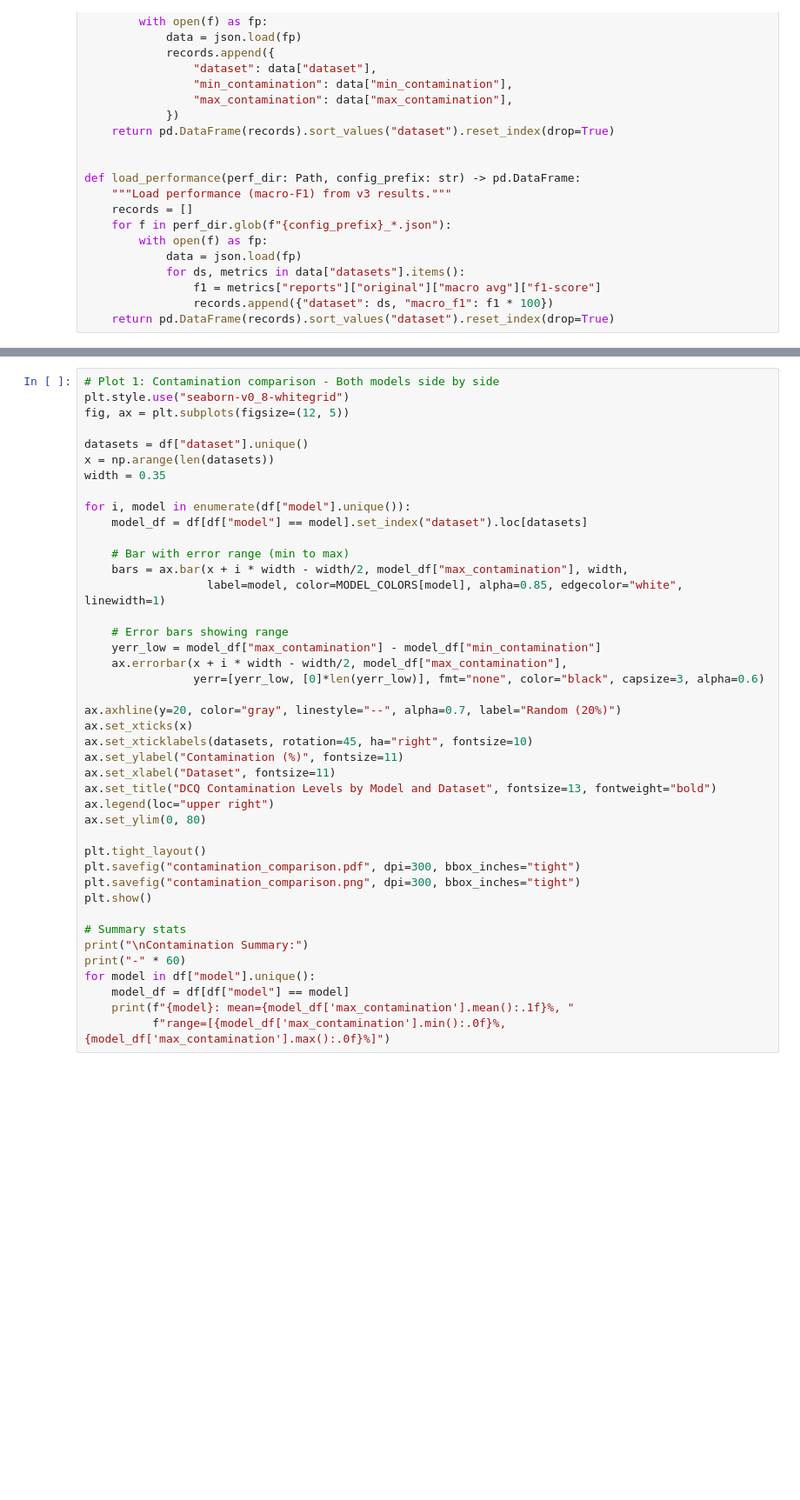
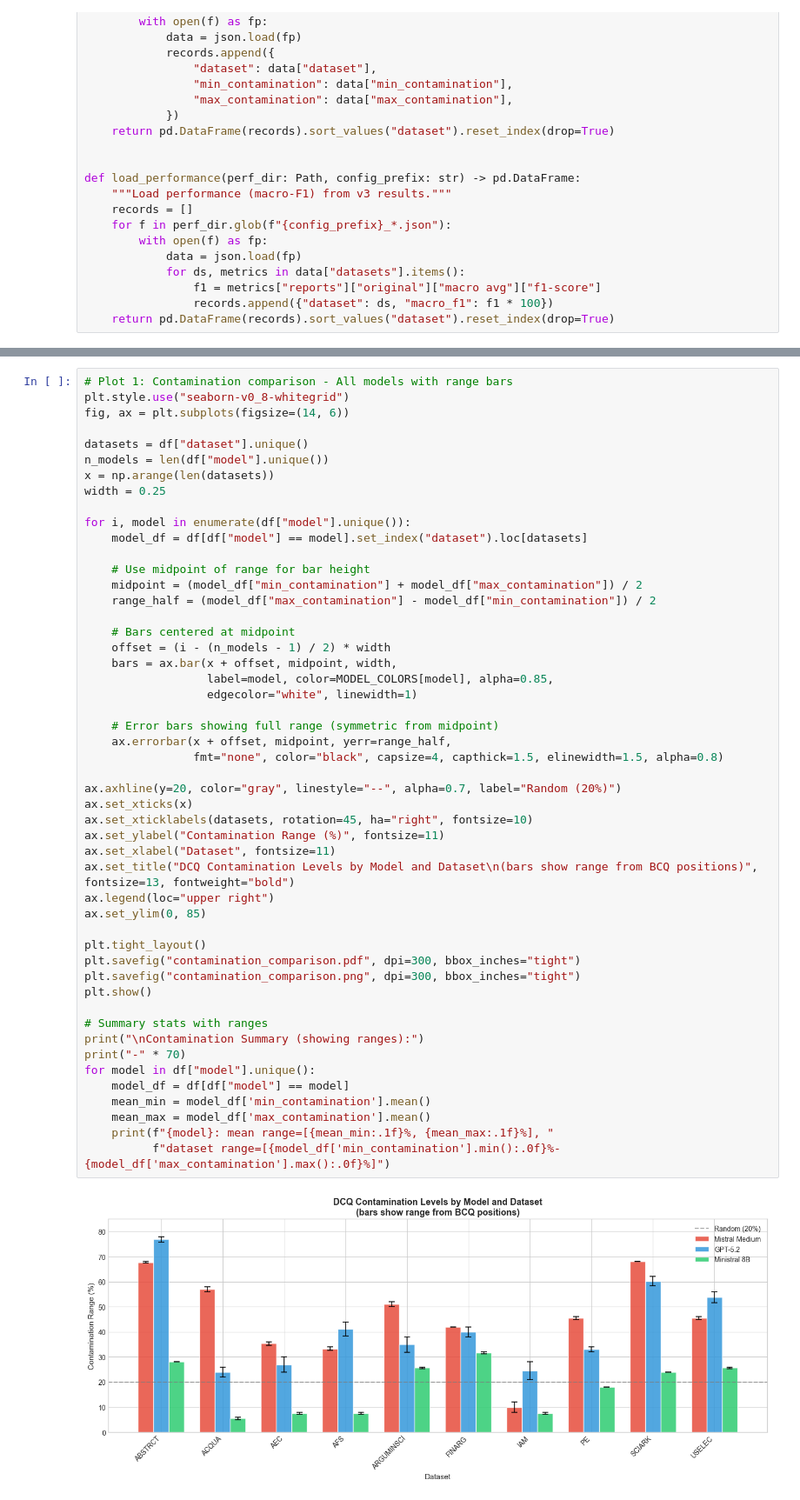
Before and after one commit to wideraHannes/GAIC-Thesis, a Jupyter notebook: experiments/dcq/analysis.ipynb, the cells around one changed output, grey strips where cells are left out. Shown at 87% size. Drawn from its saved outputs; the diff is of its cells as text; blank space fills up the shorter version.

```diff
--- a/experiments/dcq/analysis.ipynb
+++ b/experiments/dcq/analysis.ipynb
@@ -90,42 +100,52 @@ df
 # %%
-# Plot 1: Contamination comparison - Both models side by side
+# Plot 1: Contamination comparison - All models with range bars
 plt.style.use("seaborn-v0_8-whitegrid")
-fig, ax = plt.subplots(figsize=(12, 5))
+fig, ax = plt.subplots(figsize=(14, 6))
 
 datasets = df["dataset"].unique()
+n_models = len(df["model"].unique())
 x = np.arange(len(datasets))
-width = 0.35
+width = 0.25
 
 for i, model in enumerate(df["model"].unique()):
     model_df = df[df["model"] == model].set_index("dataset").loc[datasets]
 
-    # Bar with error range (min to max)
-    bars = ax.bar(x + i * width - width/2, model_df["max_contamination"], width,
-                  label=model, color=MODEL_COLORS[model], alpha=0.85, edgecolor="white", linewidth=1)
+    # Use midpoint of range for bar height
+    midpoint = (model_df["min_contamination"] + model_df["max_contamination"]) / 2
+    range_half = (model_df["max_contamination"] - model_df["min_contamination"]) / 2
 
-    # Error bars showing range
-    yerr_low = model_df["max_contamination"] - model_df["min_contamination"]
-    ax.errorbar(x + i * width - width/2, model_df["max_contamination"],
-                yerr=[yerr_low, [0]*len(yerr_low)], fmt="none", color="black", capsize=3, alpha=0.6)
+    # Bars centered at midpoint
+    offset = (i - (n_models - 1) / 2) * width
+    bars = ax.bar(x + offset, midpoint, width,
+                  label=model, color=MODEL_COLORS[model], alpha=0.85,
+                  edgecolor="white", linewidth=1)
+
+    # Error bars showing full range (symmetric from midpoint)
+    ax.errorbar(x + offset, midpoint, yerr=range_half,
+                fmt="none", color="black", capsize=4, capthick=1.5, elinewidth=1.5, alpha=0.8)
 
 ax.axhline(y=20, color="gray", linestyle="--", alpha=0.7, label="Random (20%)")
 ax.set_xticks(x)
 ax.set_xticklabels(datasets, rotation=45, ha="right", fontsize=10)
-ax.set_ylabel("Contamination (%)", fontsize=11)
+ax.set_ylabel("Contamination Range (%)", fontsize=11)
 ax.set_xlabel("Dataset", fontsize=11)
-ax.set_title("DCQ Contamination Levels by Model and Dataset", fontsize=13, fontweight="bold")
+ax.set_title("DCQ Contamination Levels by Model and Dataset\n(bars show range from BCQ positions)", fontsize=13, fontweight="bold")
 ax.legend(loc="upper right")
-ax.set_ylim(0, 80)
+ax.set_ylim(0, 85)
 
 plt.tight_layout()
 plt.savefig("contamination_comparison.pdf", dpi=300, bbox_inches="tight")
 plt.savefig("contamination_comparison.png", dpi=300, bbox_inches="tight")
 plt.show()
 
-# Summary stats
-print("\nContamination Summary:")
-print("-" * 60)
+# Summary stats with ranges
+print("\nContamination Summary (showing ranges):")
+print("-" * 70)
 for model in df["model"].unique():
     model_df = df[df["model"] == model]
-    print(f"{model}: mean={model_df['max_contamination'].mean():.1f}%, "
-          f"range=[{model_df['max_contamination'].min():.0f}%, {model_df['max_contamination'].max():.0f}%]")
+    mean_min = model_df['min_contamination'].mean()
+    mean_max = model_df['max_contamination'].mean()
+    print(f"{model}: mean range=[{mean_min:.1f}%, {mean_max:.1f}%], "
+          f"dataset range=[{model_df['min_contamination'].min():.0f}%-{model_df['max_contamination'].max():.0f}%]")
+# %% [output]
+[figure, added]
```
Also changed, not shown: parts of 8 cells of this notebook, 29 other files.
